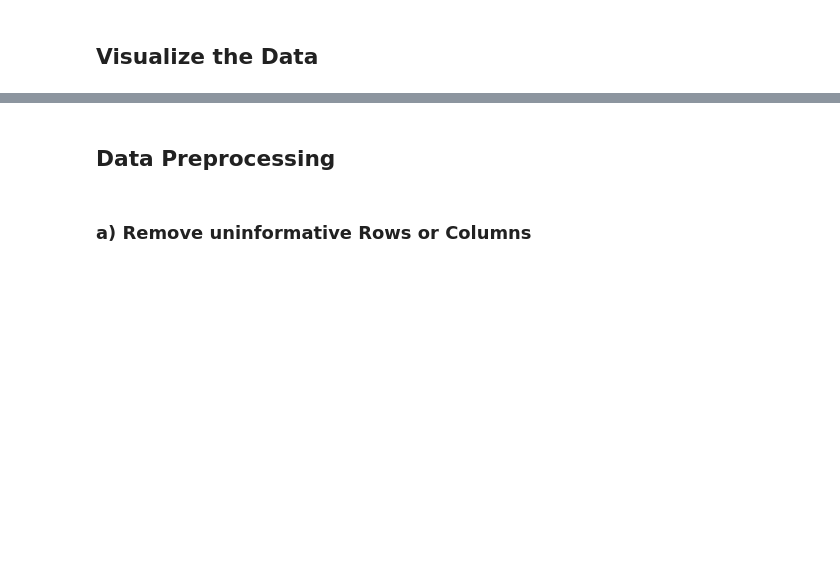
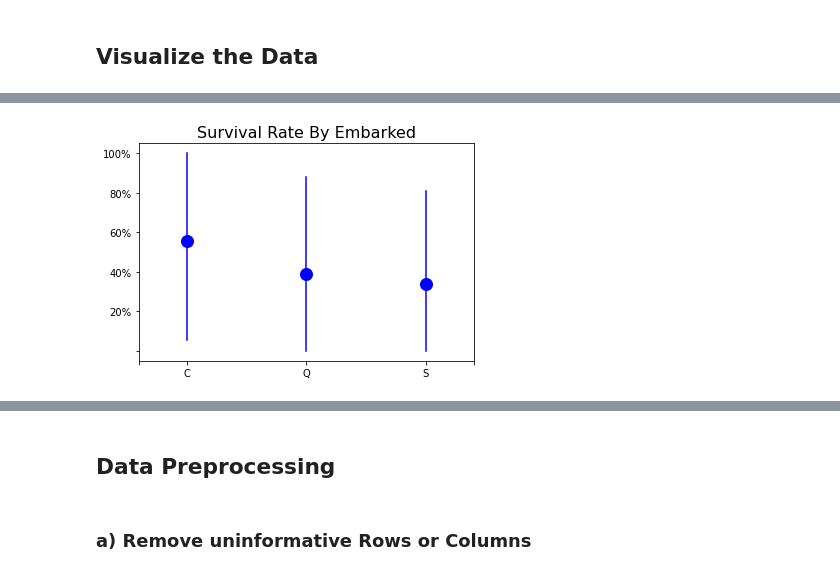
Before and after one commit to FelixMoeller3/linkit_titanic_survivor_challenge, a Jupyter notebook: linkit_titanic_survivor_challenge.ipynb, the cells around one changed output, grey strips where cells are left out. Cells and saved outputs as stored; diff of their text form; code cells hidden in the pictures; blank space fills up the shorter version.

```diff
--- a/linkit_titanic_survivor_challenge.ipynb
+++ b/linkit_titanic_survivor_challenge.ipynb
@@ -37,0 +60,4 @@ Shape of test data:  (418, 11)
+# %%
+plot_survivalRateByCategory(train_data,'Embarked')
+# %% [output]
+[figure, added]
```
Also changed, not shown: parts of 5 cells of this notebook.
